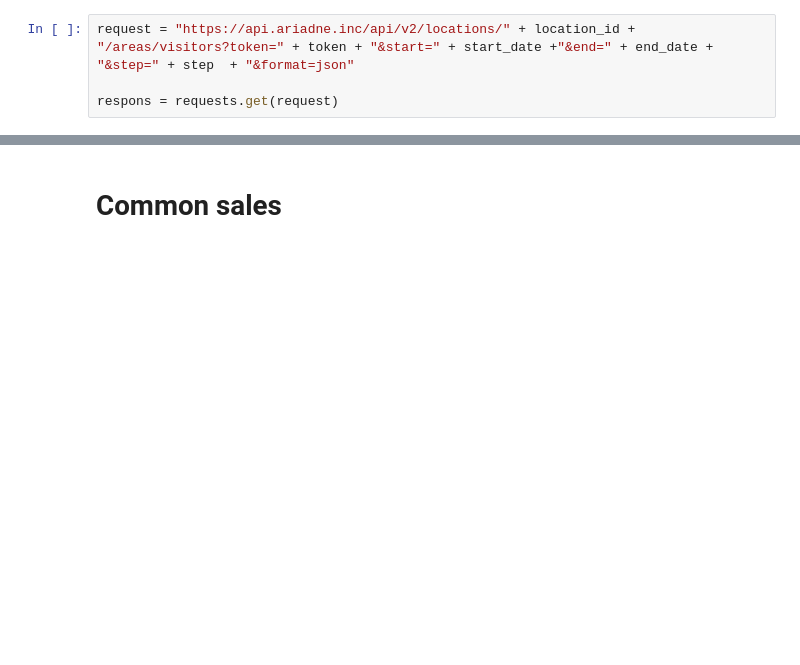
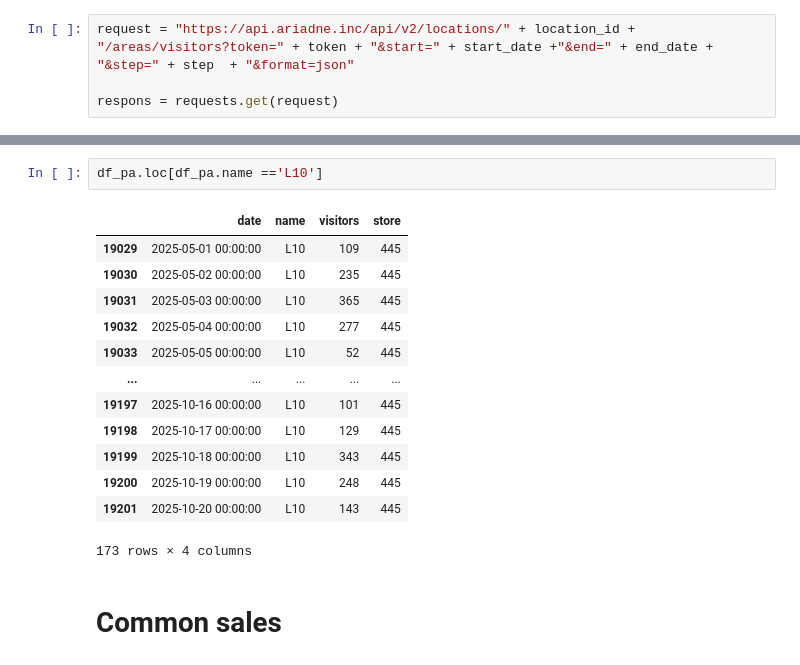
Before and after one commit to slovecchio/pmp_analysis_repo, a Jupyter notebook: Analysis_Oct_25/Read_Ariadne .ipynb, the cells around one changed output, grey strips where cells are left out. Saved outputs shown, nothing was run; the diff lists cells and outputs as text; blank space fills up the shorter version.

```diff
--- a/Analysis_Oct_25/Read_Ariadne .ipynb
+++ b/Analysis_Oct_25/Read_Ariadne .ipynb
@@ -317,3 +355,19 @@ df_pa.head(10)
+# %%
+df_pa.loc[df_pa.name =='L10']
+# %% [output]
+|  | date | name | visitors | store |
+| 19029 | 2025-05-01 00:00:00 | L10 | 109 | 445 |
+| 19030 | 2025-05-02 00:00:00 | L10 | 235 | 445 |
+| 19031 | 2025-05-03 00:00:00 | L10 | 365 | 445 |
+| 19032 | 2025-05-04 00:00:00 | L10 | 277 | 445 |
+| 19033 | 2025-05-05 00:00:00 | L10 | 52 | 445 |
+| ... | ... | ... | ... | ... |
+| 19197 | 2025-10-16 00:00:00 | L10 | 101 | 445 |
+| 19198 | 2025-10-17 00:00:00 | L10 | 129 | 445 |
+| 19199 | 2025-10-18 00:00:00 | L10 | 343 | 445 |
+| 19200 | 2025-10-19 00:00:00 | L10 | 248 | 445 |
+| 19201 | 2025-10-20 00:00:00 | L10 | 143 | 445 |
+173 rows × 4 columns
 # %% [markdown]
 # Common sales
 # %%
```
Also changed, not shown: parts of 3 cells of this notebook, 18 other files.
